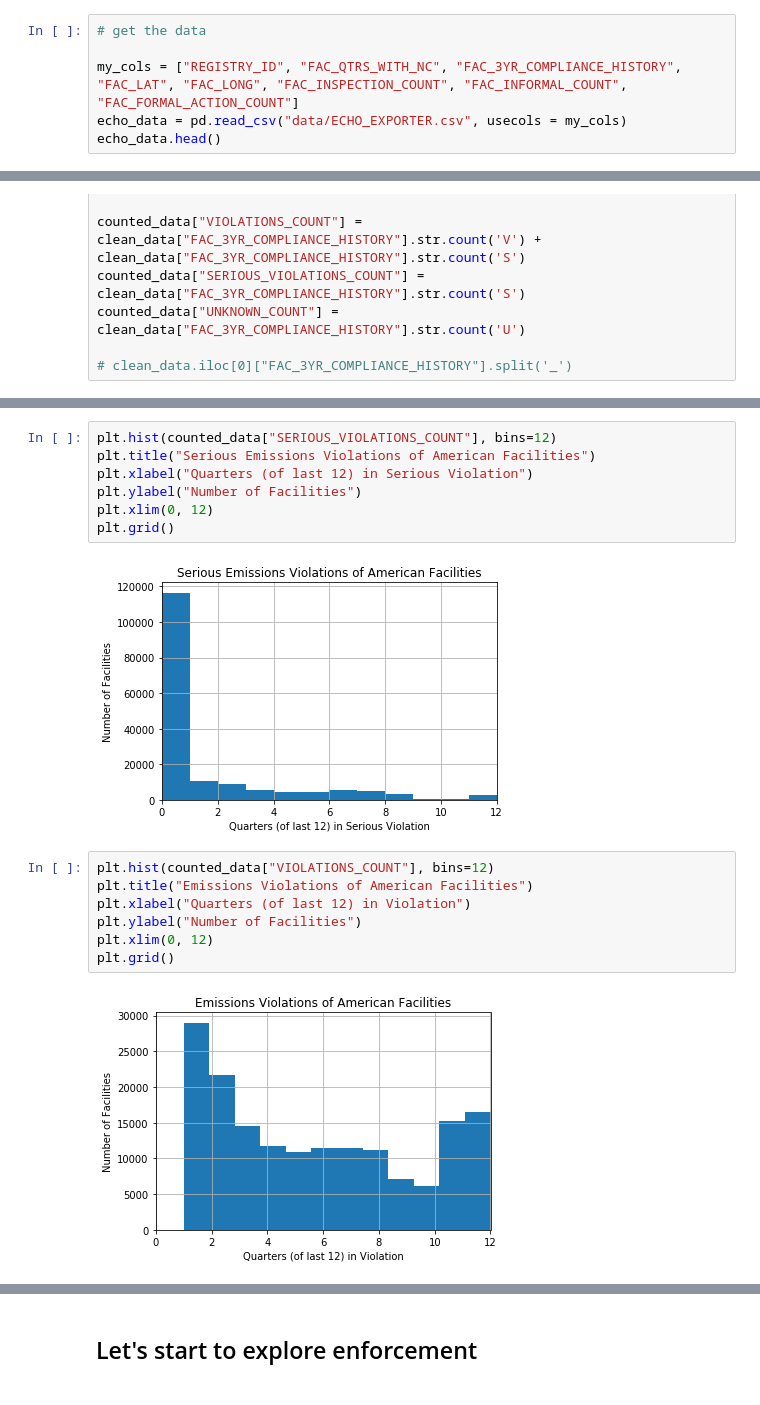
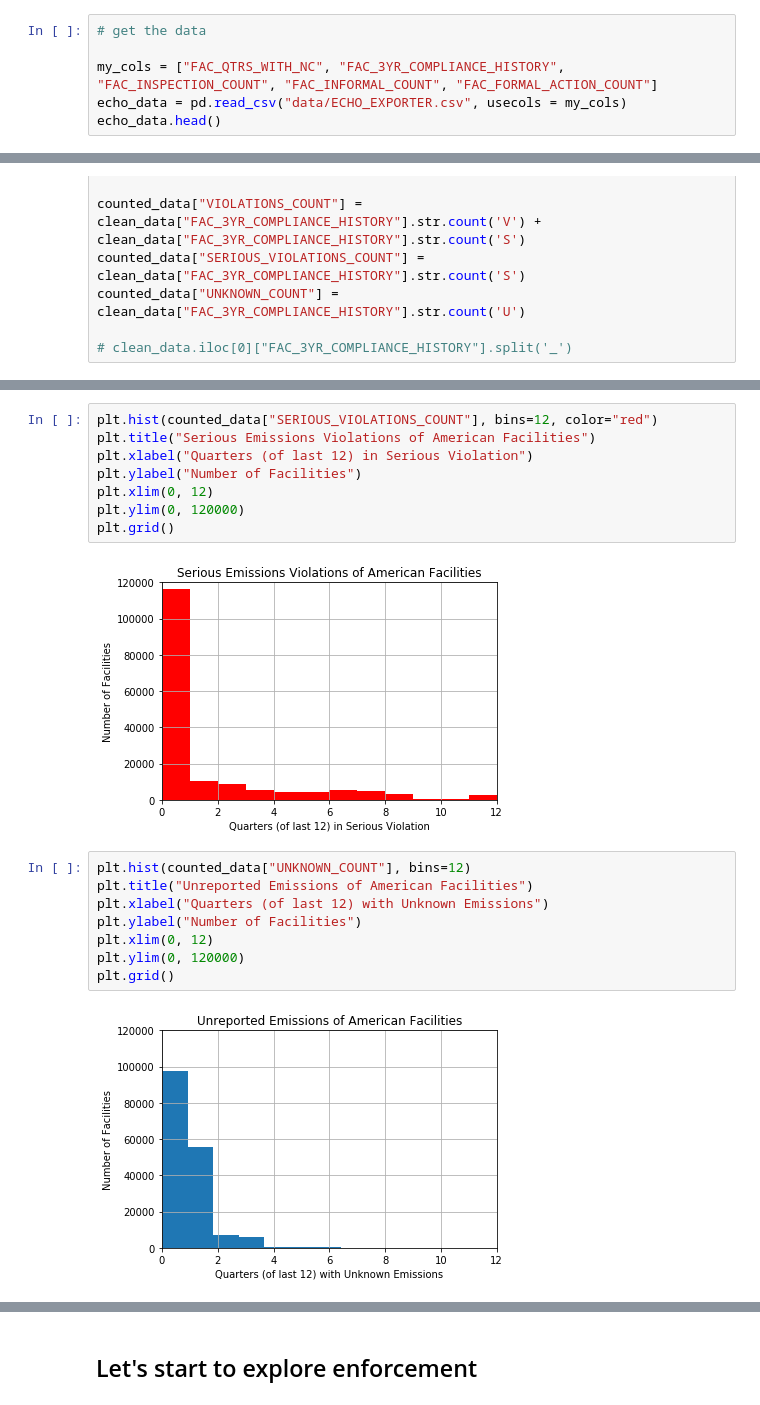
Before and after one commit to Frijol/echo-enforcement, a Jupyter notebook: exploration.ipynb, the cells around one changed output, grey strips where cells are left out. Drawn from its saved outputs; the diff is of its cells as text.

```diff
--- a/exploration.ipynb
+++ b/exploration.ipynb
@@ -24,7 +24,7 @@ import matplotlib.pyplot as plt
 # %%
 # get the data
 
-my_cols = ["REGISTRY_ID", "FAC_QTRS_WITH_NC", "FAC_3YR_COMPLIANCE_HISTORY", "FAC_LAT", "FAC_LONG", "FAC_INSPECTION_COUNT", "FAC_INFORMAL_COUNT", "FAC_FORMAL_ACTION_COUNT"]
+my_cols = ["FAC_QTRS_WITH_NC", "FAC_3YR_COMPLIANCE_HISTORY", "FAC_INSPECTION_COUNT", "FAC_INFORMAL_COUNT", "FAC_FORMAL_ACTION_COUNT"]
 echo_data = pd.read_csv("data/ECHO_EXPORTER.csv", usecols = my_cols)
 echo_data.head()
 # %% [output]
@@ -174,18 +180,20 @@ counted_data.head()
 # %%
-plt.hist(counted_data["SERIOUS_VIOLATIONS_COUNT"], bins=12)
+plt.hist(counted_data["SERIOUS_VIOLATIONS_COUNT"], bins=12, color="red")
 plt.title("Serious Emissions Violations of American Facilities")
 plt.xlabel("Quarters (of last 12) in Serious Violation")
 plt.ylabel("Number of Facilities")
 plt.xlim(0, 12)
+plt.ylim(0, 120000)
 plt.grid()
 # %% [output]
-[figure, old version]
+[figure, new version]
 # %%
-plt.hist(counted_data["VIOLATIONS_COUNT"], bins=12)
-plt.title("Emissions Violations of American Facilities")
-plt.xlabel("Quarters (of last 12) in Violation")
+plt.hist(counted_data["UNKNOWN_COUNT"], bins=12)
+plt.title("Unreported Emissions of American Facilities")
+plt.xlabel("Quarters (of last 12) with Unknown Emissions")
 plt.ylabel("Number of Facilities")
 plt.xlim(0, 12)
+plt.ylim(0, 120000)
 plt.grid()
 # %% [output]
-[figure, old version]
+[figure, new version]
```
Also changed, not shown: parts of 22 cells of this notebook.
